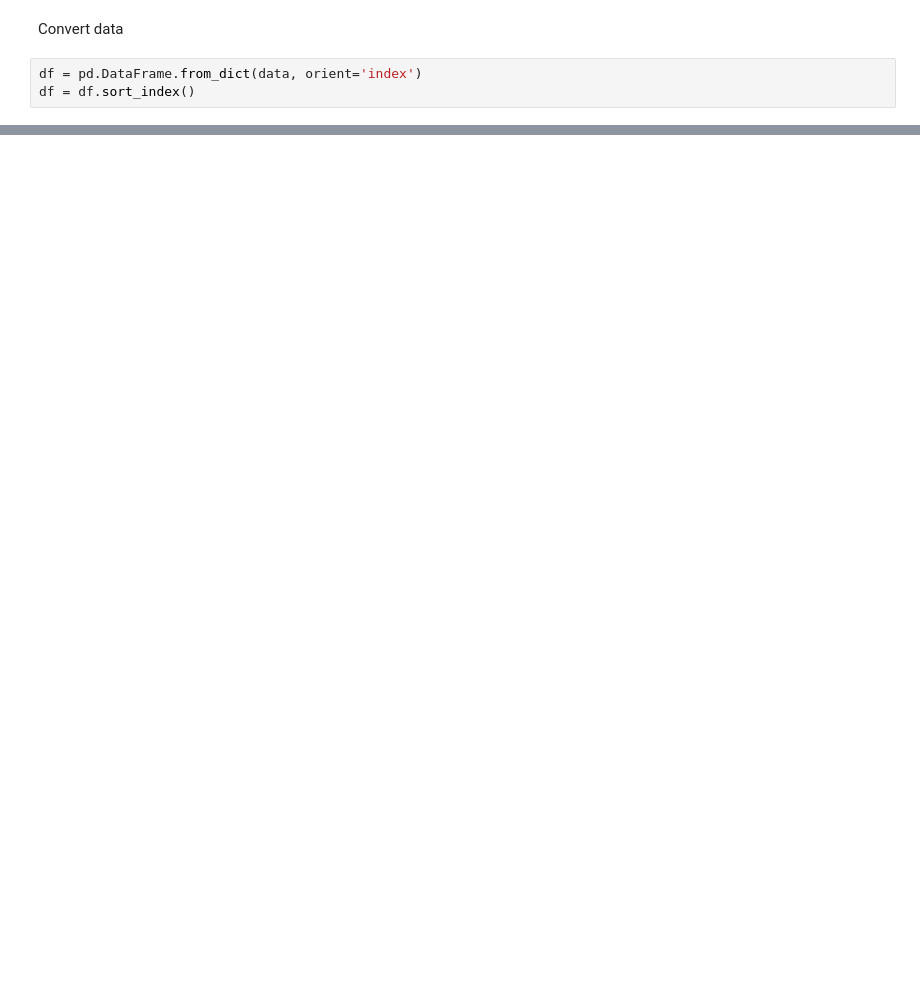
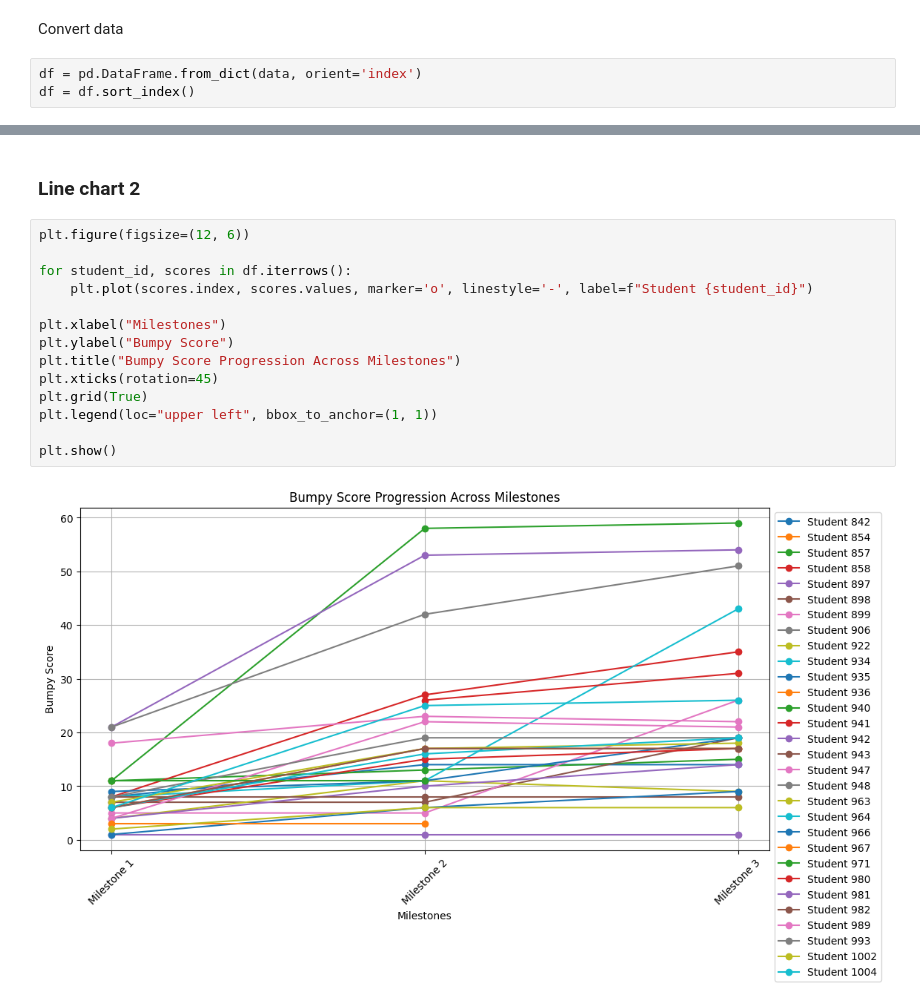
Before and after one commit to petercsaszar/code-metrics, a Jupyter notebook: gitlab_extractor/visualize.ipynb, the cells around one changed output, grey strips where cells are left out. Saved outputs shown, nothing was run; the diff lists cells and outputs as text; blank space fills up the shorter version.

```diff
--- a/gitlab_extractor/visualize.ipynb
+++ b/gitlab_extractor/visualize.ipynb
@@ -99,0 +102,18 @@ plt.show()
+# %% [markdown]
+### Line chart 2
+# %%
+plt.figure(figsize=(12, 6))
+
+for student_id, scores in df.iterrows():
+    plt.plot(scores.index, scores.values, marker='o', linestyle='-', label=f"Student {student_id}")
+
+plt.xlabel("Milestones")
+plt.ylabel("Bumpy Score")
+plt.title("Bumpy Score Progression Across Milestones")
+plt.xticks(rotation=45)
+plt.grid(True)
+plt.legend(loc="upper left", bbox_to_anchor=(1, 1))
+
+plt.show()
+# %% [output]
+[figure, added]
```
Also changed, not shown: parts of 17 cells of this notebook, 4 other files.
